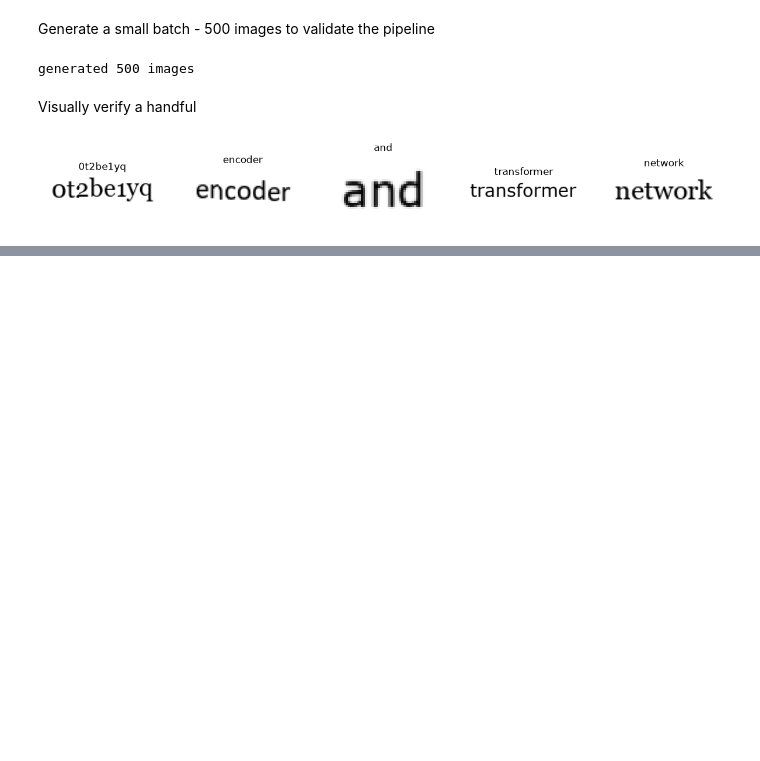
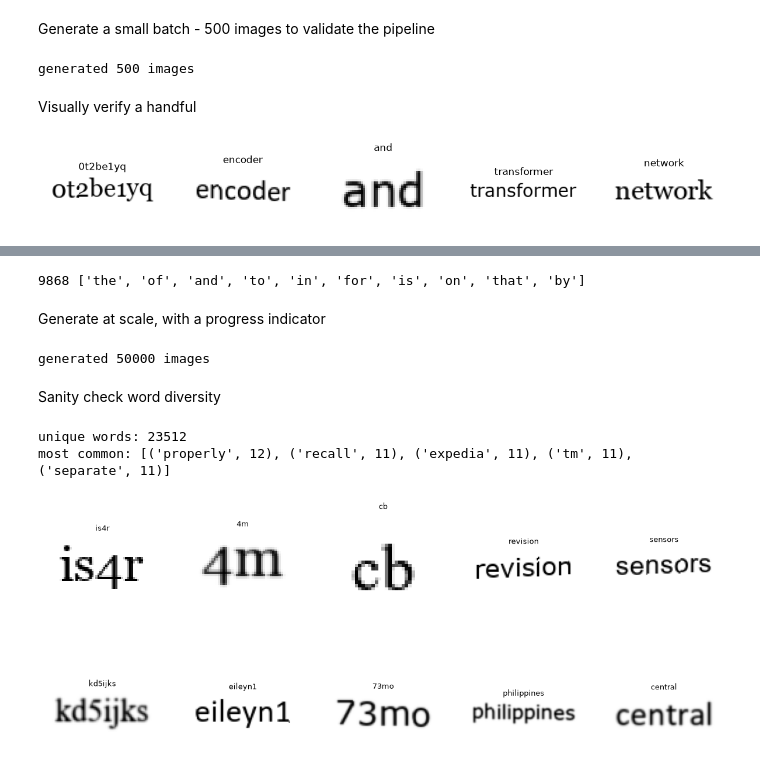
Before and after one commit to hiteshleburu/ocr-from-scratch, a Jupyter notebook: notebooks/02_data_generation.ipynb, the cells around one changed output, grey strips where cells are left out. Drawn from its saved outputs; the diff is of its cells as text; code cells hidden in the pictures; blank space fills up the shorter version.

Commit message:
feat: scale data generation to 50k images

```diff
--- a/notebooks/02_data_generation.ipynb
+++ b/notebooks/02_data_generation.ipynb
@@ -100,0 +103,64 @@ plt.show()
+# %%
+import urllib.request
+
+url = "https://raw.githubusercontent.com/first20hours/google-10000-english/master/google-10000-english-no-swears.txt"
+urllib.request.urlretrieve(url, "../data/wordlist.txt")
+
+with open("../data/wordlist.txt") as f:
+    dictionary_words = [w.strip() for w in f if w.strip().isalpha() and len(w.strip()) >= 2]
+
+print(len(dictionary_words), dictionary_words[:10])
+# %% [output]
+9868 ['the', 'of', 'and', 'to', 'in', 'for', 'is', 'on', 'that', 'by']
+# %% [markdown]
+Generate at scale, with a progress indicator
+# %%
+from tqdm import tqdm   # pip install tqdm if you don't have it
+
+os.makedirs("../data/synth/train_v2", exist_ok=True)
+
+def get_word_v2(dict_ratio=0.7):
+    if random.random() < dict_ratio:
+        return random.choice(dictionary_words)
+    return random_string()
+
+labels_out = []
+N = 50000
+for i in tqdm(range(N)):
+    word = get_word_v2()
+    font = random.choice(font_paths)
+    size = random.randint(20, 28)
+    img = render_word(word, font, font_size=size)
+    img = augment(img)
+    fname = f"{i:06d}.png"
+    img.save(f"../data/synth/train_v2/{fname}")
+    labels_out.append((fname, word))
+
+with open("../data/synth/train_v2/labels.txt", "w") as f:
+    for fname, word in labels_out:
+        f.write(f"{fname}\t{word}\n")
+
+print(f"generated {N} images")
+# %% [output]
+generated 50000 images
+# %% [markdown]
+Sanity check word diversity
+# %%
+from collections import Counter
+word_counts = Counter(w for _, w in labels_out)
+print("unique words:", len(word_counts))
+print("most common:", word_counts.most_common(5))
+# %% [output]
+unique words: 23512
+most common: [('properly', 12), ('recall', 11), ('expedia', 11), ('tm', 11), ('separate', 11)]
+# %%
+fig, axes = plt.subplots(2, 5, figsize=(15, 6))
+sample = random.sample(labels_out, 10)
+for ax, (fname, word) in zip(axes.flat, sample):
+    img = Image.open(f"../data/synth/train_v2/{fname}")
+    ax.imshow(img, cmap='gray')
+    ax.set_title(word, fontsize=9)
+    ax.axis('off')
+plt.show()
+# %% [output]
+[figure, added]
```
Also changed, not shown: parts of 1 cell of this notebook.
